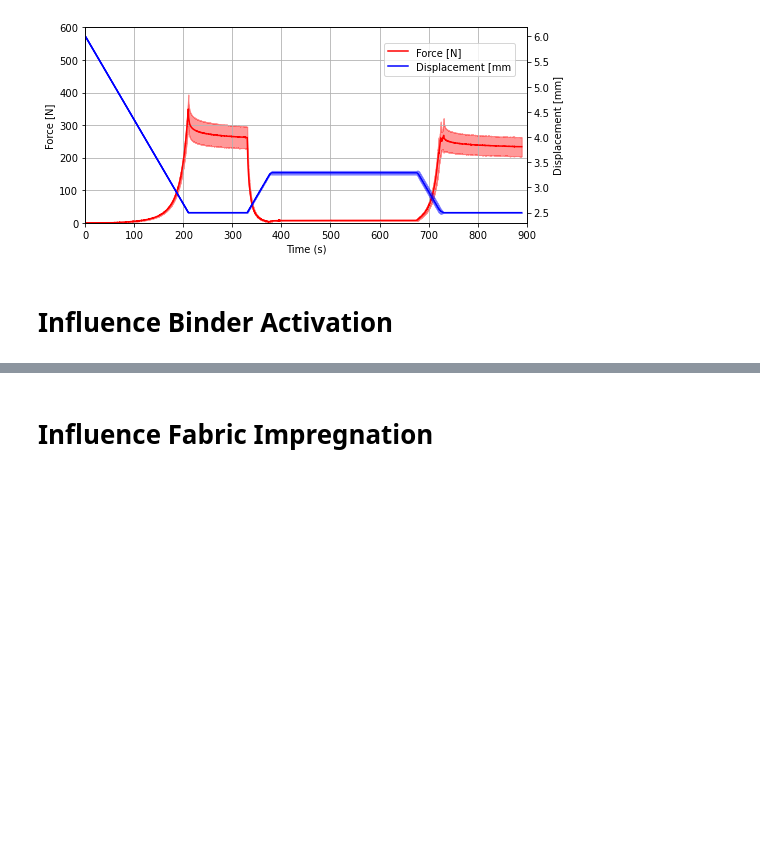
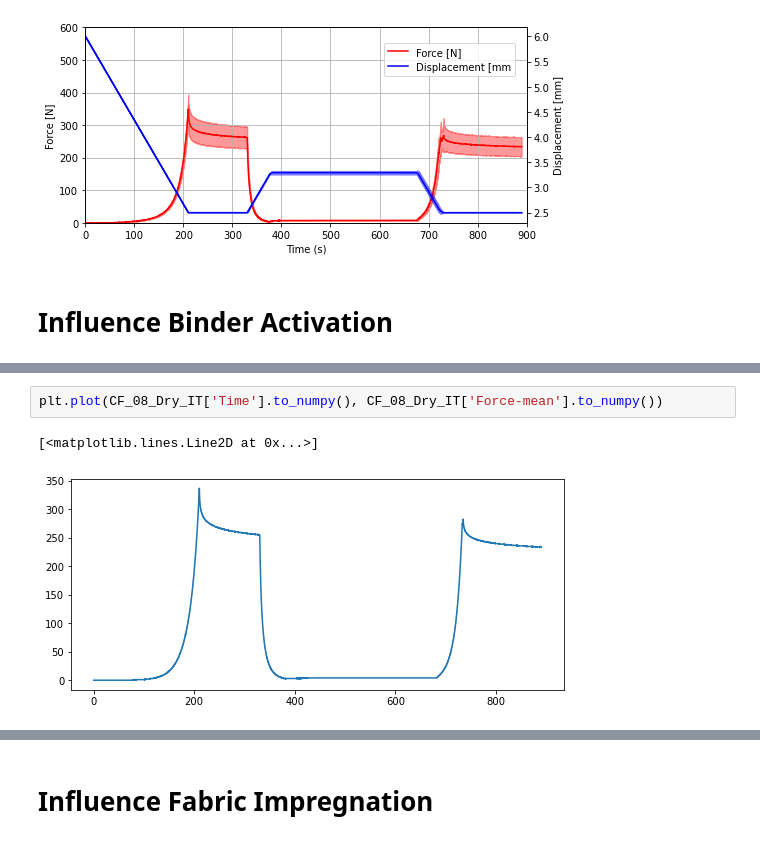
Before and after one commit to PortelaRenan/CompactionTest, a Jupyter notebook: UD-NCF Compression Test.ipynb, the cells around one changed output, grey strips where cells are left out. Drawn from its saved outputs; the diff is of its cells as text; blank space fills up the shorter version.

```diff
--- a/UD-NCF Compression Test.ipynb
+++ b/UD-NCF Compression Test.ipynb
@@ -185,0 +218,5 @@ CF_0_45_4_100cst_AT = plot_statistical_analysis(CF_0_45_4_100cst_AT)
+# %%
+plt.plot(CF_08_Dry_IT['Time'].to_numpy(), CF_08_Dry_IT['Force-mean'].to_numpy())
+# %% [output]
+[<matplotlib.lines.Line2D at 0x...>]
+[figure, added]
```
Also changed, not shown: parts of 5 cells of this notebook, 1 other file.
